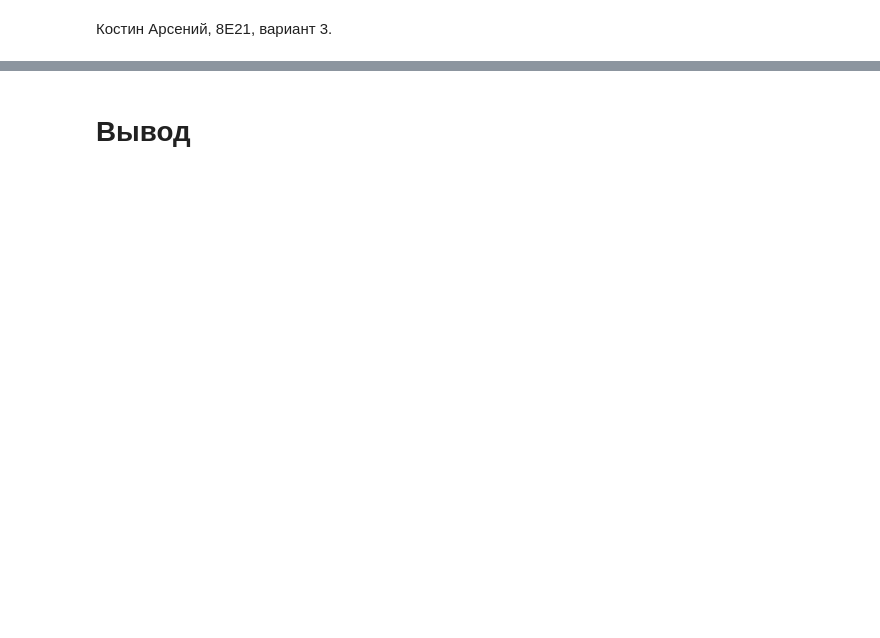
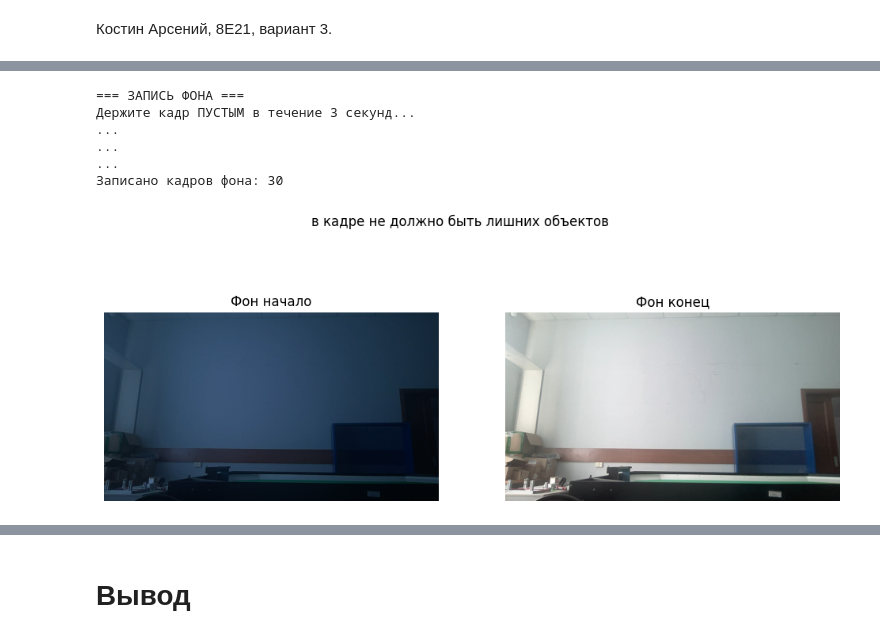
Before and after one commit to arskstn/cv-labs-sem8, a Jupyter notebook: labs/lab3.ipynb, the cells around one changed output, grey strips where cells are left out. Saved outputs shown, nothing was run; the diff lists cells and outputs as text; code cells hidden in the pictures; blank space fills up the shorter version.

```diff
--- a/labs/lab3.ipynb
+++ b/labs/lab3.ipynb
@@ -55,0 +40,38 @@ plt.show()
+# %%
+BG_SECONDS  = 3
+FPS_APPROX  = 10
+N_BG_FRAMES = BG_SECONDS * FPS_APPROX
+
+cap = cv2.VideoCapture(2)
+
+print('ФОН')
+print(f'Держите кадр ПУСТЫМ в течение {BG_SECONDS} секунд...')
+
+bg_frames = []
+for i in range(N_BG_FRAMES):
+    ret, frame = cap.read()
+    if ret:
+        bg_frames.append(cv2.cvtColor(frame, cv2.COLOR_BGR2RGB))
+    if i % FPS_APPROX == 0:
+        print('...')
+    cv2.waitKey(100)
+
+cap.release()
+print(f'Записано кадров фона: {len(bg_frames)}')
+
+f, axarr = plt.subplots(1, 2, figsize=(12, 5))
+axarr[0].imshow(bg_frames[0])
+axarr[0].set_title('Фон начало')
+axarr[1].imshow(bg_frames[-1])
+axarr[1].set_title('Фон конец')
+for ax in axarr: ax.axis('off')
+plt.suptitle('в кадре не должно быть лишних объектов')
+plt.show()
+# %% [output]
+=== ЗАПИСЬ ФОНА ===
+Держите кадр ПУСТЫМ в течение 3 секунд...
+...
+...
+...
+Записано кадров фона: 30
+[figure, added]
```
Also changed, not shown: parts of 26 cells of this notebook, 4 other files.
